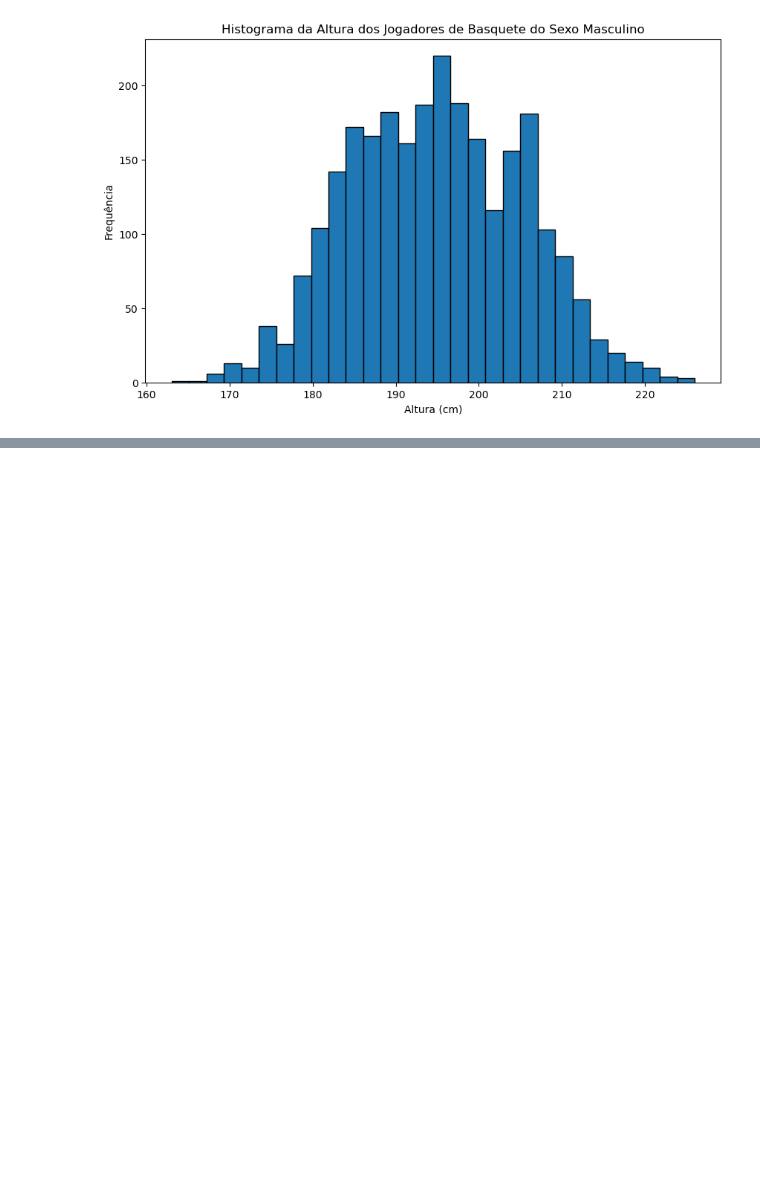
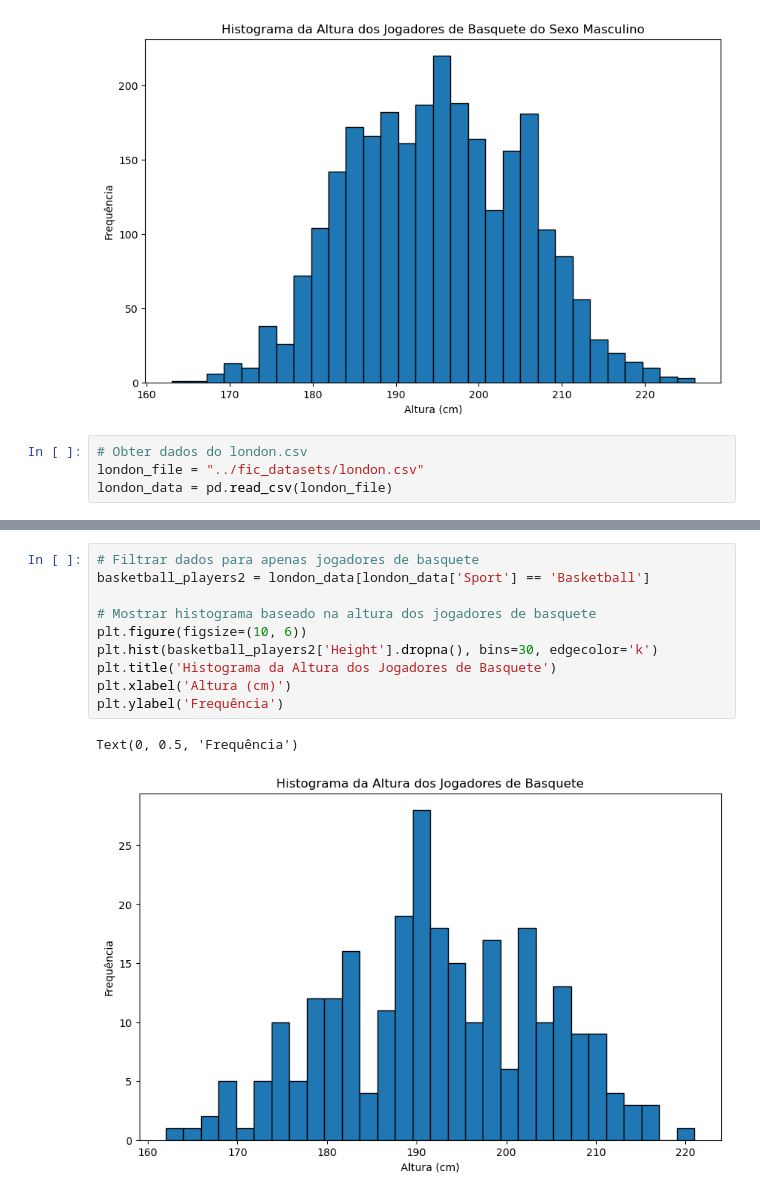
Before and after one commit to caioding/ZL-Academy-LG-, a Jupyter notebook: data-science/atv1-sport/sport.ipynb, the cells around one changed output, grey strips where cells are left out. Cells and saved outputs as stored; diff of their text form; blank space fills up the shorter version.

Commit message:
chore: changes in sport notebook

```diff
--- a/data-science/atv1-sport/sport.ipynb
+++ b/data-science/atv1-sport/sport.ipynb
@@ -65,3 +71,7 @@ plt.ylabel('Frequência')
 plt.show()
 # %% [output]
 [figure]
+# %%
+# Obter dados do london.csv
+london_file = "../fic_datasets/london.csv"
+london_data = pd.read_csv(london_file)
@@ -67,0 +168,13 @@ plt.show()
+# %%
+# Filtrar dados para apenas jogadores de basquete
+basketball_players2 = london_data[london_data['Sport'] == 'Basketball']
+
+# Mostrar histograma baseado na altura dos jogadores de basquete
+plt.figure(figsize=(10, 6))
+plt.hist(basketball_players2['Height'].dropna(), bins=30, edgecolor='k')
+plt.title('Histograma da Altura dos Jogadores de Basquete')
+plt.xlabel('Altura (cm)')
+plt.ylabel('Frequência')
+# %% [output]
+Text(0, 0.5, 'Frequência')
+[figure, added]
```
Also changed, not shown: parts of 16 cells of this notebook, 2 other files.
